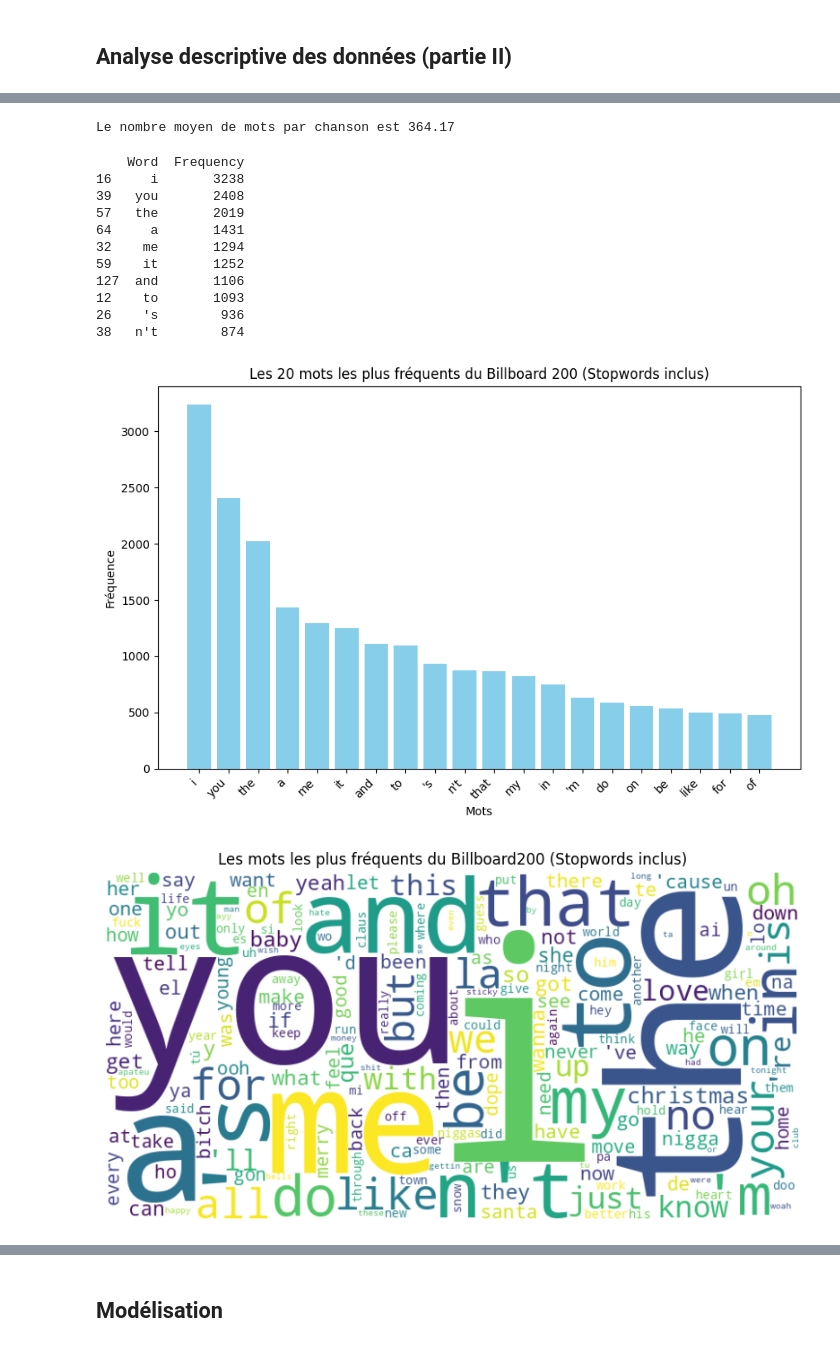
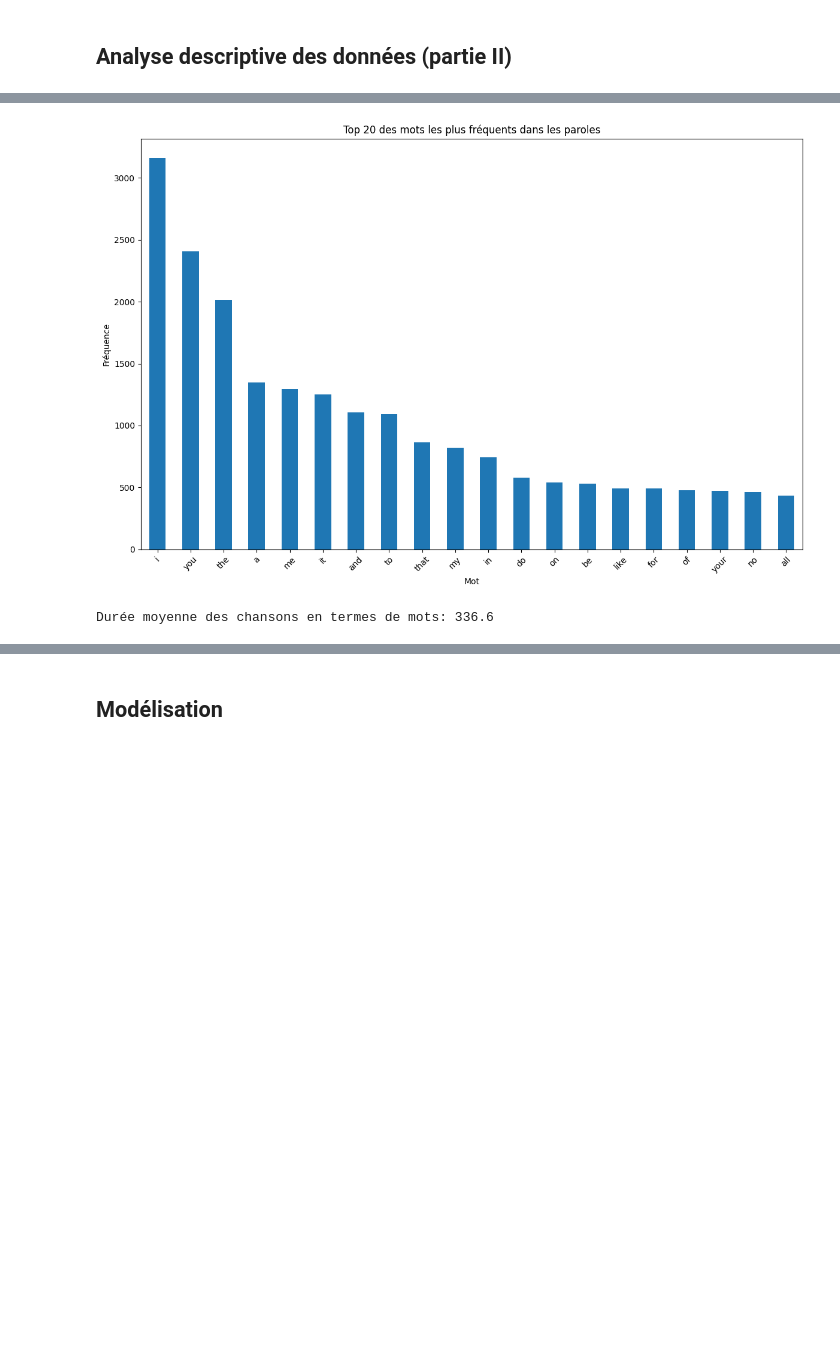
Before and after one commit to enriquealarcon01/Projet-Python, a Jupyter notebook: data_retrieve.ipynb, the cells around one changed output, grey strips where cells are left out. Saved outputs shown, nothing was run; the diff lists cells and outputs as text; code cells hidden in the pictures; blank space fills up the shorter version.

```diff
--- a/data_retrieve.ipynb
+++ b/data_retrieve.ipynb
@@ -453,58 +402,18 @@ WARNING: Skipping c:\Users\natha\miniconda3\Lib\site-packages\numpy-2.0.0.dist-i
+# %%
+# Histogramme des mots les plus fréquents sans les stop words
+plt.figure(figsize=(12, 8))
+pd.Series(word_counts_stop_words).sort_values(ascending=False).head(20).plot(kind='bar')
+plt.title('Top 20 des mots les plus fréquents dans les paroles')
+plt.xlabel('Mot')
+plt.ylabel('Fréquence')
+plt.xticks(rotation=45)
+plt.tight_layout()
+plt.show()
+# %% [output]
+[figure, added]
 # %%
 #Détermination de la durée moyenne des chansons (en termes de mots)
-df_freq_analysis['Cleaned_Tokens_Count'] = df_freq_analysis['Cleaned_Tokens'].apply(len)
-average_count=df_freq_analysis['Cleaned_Tokens_Count'].mean()
-print(f"Le nombre moyen de mots par chanson est {average_count:.2f}")
+dataframe['LyricsLength'] = dataframe['LyricsTokenizedStopWords'].apply(len)
+print("Durée moyenne des chansons en termes de mots:", dataframe['LyricsLength'].mean())
 # %% [output]
-Le nombre moyen de mots par chanson est 364.17
+Durée moyenne des chansons en termes de mots: 336.6
-# %%
-#Analyse fréquentielle: Recherche des thématiques principales (1/2)
-
-# 1) Tout d'abord on fait une analyse sans filtre (on n'élimine pas les stopwords)
-import pandas as pd
-from collections import Counter
-import matplotlib.pyplot as plt
-from wordcloud import WordCloud
-
-# Pour faciliter l'analyse, on cree une Series qui regroupe tous les mots de toutes les chansons
-all_words = [word for tokens in df_freq_analysis['Cleaned_Tokens'] for word in tokens]
-
-# Nous allons établir la fréquence d'apparition des mots les plus fréquents dans le Billboard200
-word_counts = Counter(all_words)
-freq_df = pd.DataFrame(word_counts.items(), columns=['Word', 'Frequency']).sort_values(by='Frequency', ascending=False)
-print(freq_df.head(10))
-
-# Création d'un histogramme
-top_n = 20  # Rq: on pourra librement modifier ce nombre
-top_words = freq_df.head(top_n)
-
-plt.figure(figsize=(10, 6))
-plt.bar(top_words['Word'], top_words['Frequency'], color='skyblue')
-plt.xticks(rotation=45, ha='right')
-plt.title(f'Les {top_n} mots les plus fréquents du Billboard 200 (Stopwords inclus)')
-plt.xlabel('Mots')
-plt.ylabel('Fréquence')
-plt.show()
-
-# Création d'un wordcloud
-wordcloud_lyrics = WordCloud(width=800, height=400, background_color='white').generate_from_frequencies(word_counts)
-
-plt.figure(figsize=(10, 6))
-plt.imshow(wordcloud_lyrics, interpolation='bilinear')
-plt.axis('off')
-plt.title('Les mots les plus fréquents du Billboard200 (Stopwords inclus)')
-plt.show()
-# %% [output]
-    Word  Frequency
-16     i       3238
-39   you       2408
-57   the       2019
-64     a       1431
-32    me       1294
-59    it       1252
-127  and       1106
-12    to       1093
-26    's        936
-38   n't        874
-[figure, removed]
-[figure, removed]
```
Also changed, not shown: parts of 19 cells of this notebook, 1 other file.
